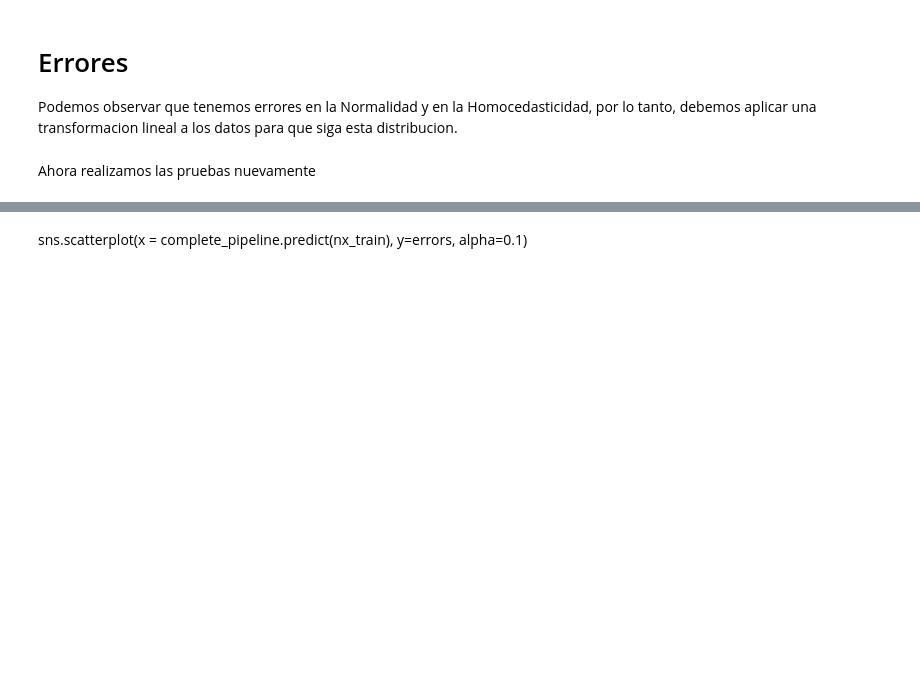
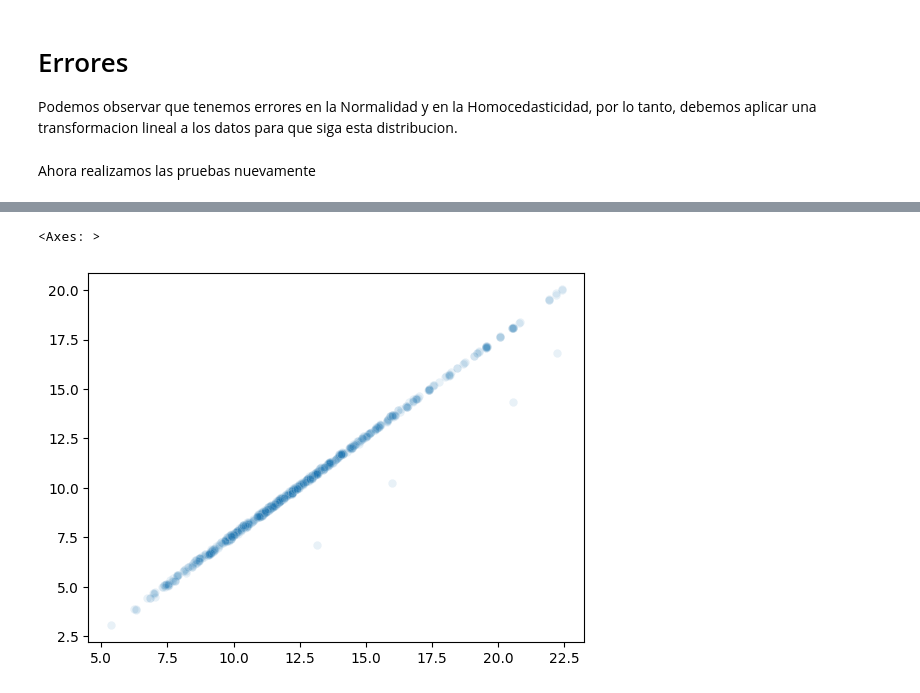
Before and after one commit to Tomas1307/BI, a Jupyter notebook: LAB2/endLab.ipynb, the cells around one changed output, grey strips where cells are left out. Cells and saved outputs as stored; diff of their text form; code cells hidden in the pictures; blank space fills up the shorter version.

```diff
--- a/LAB2/endLab.ipynb
+++ b/LAB2/endLab.ipynb
@@ -500,2 +500,5 @@ _ = stats.probplot(errors, dist="norm", plot=axes[1])
-# %% [markdown]
-sns.scatterplot(x = complete_pipeline.predict(nx_train), y=errors, alpha=0.1)
+# %%
+sns.scatterplot(x = complete_pipeline.predict(nx_train), y=errors, alpha=0.1)
+# %% [output]
+<Axes: >
+[figure, added]
```
Also changed, not shown: parts of 1 cell of this notebook.
